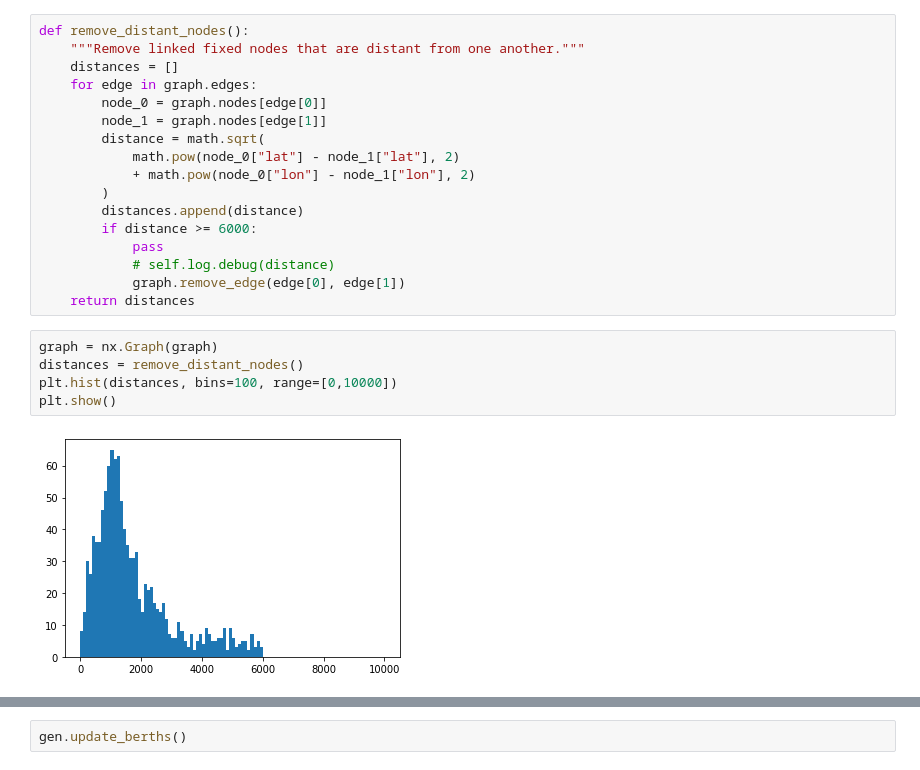
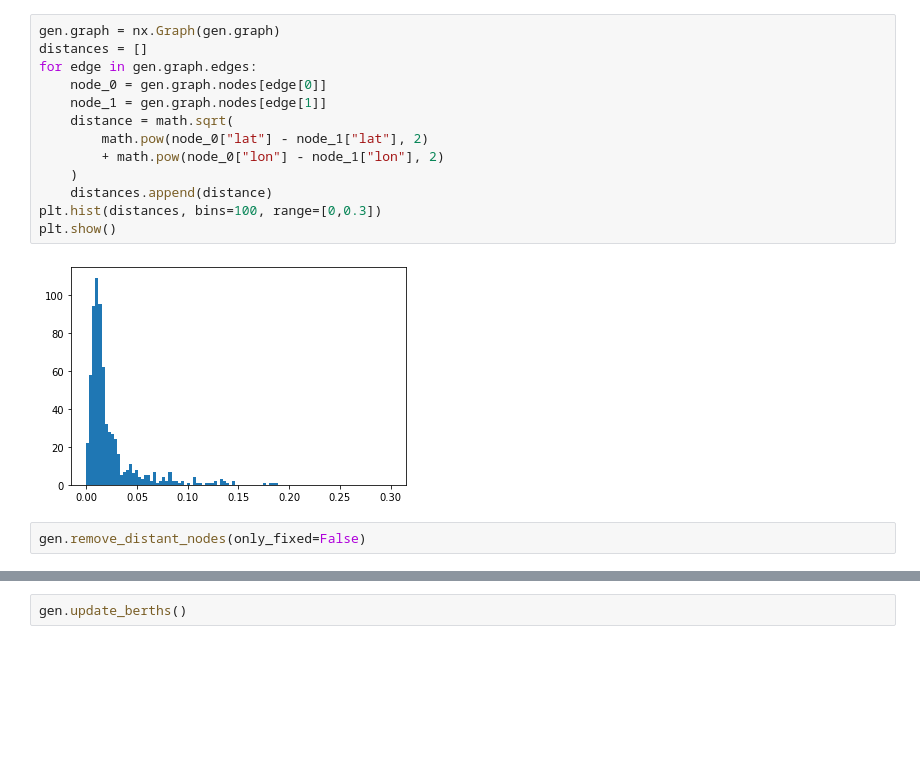
Before and after one commit to joshtingey/the-trains, a Jupyter notebook: notebooks/graph.ipynb, the cells around one changed output, grey strips where cells are left out. Drawn from its saved outputs; the diff is of its cells as text; blank space fills up the shorter version.

```diff
--- a/notebooks/graph.ipynb
+++ b/notebooks/graph.ipynb
@@ -66,24 +64,17 @@ pos = run_layout()
 # %%
-def remove_distant_nodes():
-    """Remove linked fixed nodes that are distant from one another."""
-    distances = []
-    for edge in graph.edges:
-        node_0 = graph.nodes[edge[0]]
-        node_1 = graph.nodes[edge[1]]
-        distance = math.sqrt(
-            math.pow(node_0["lat"] - node_1["lat"], 2)
-            + math.pow(node_0["lon"] - node_1["lon"], 2)
-        )
-        distances.append(distance)
-        if distance >= 6000:
-            pass
-            # self.log.debug(distance)
-            graph.remove_edge(edge[0], edge[1])
-    return distances
+gen.graph = nx.Graph(gen.graph)
+distances = []
+for edge in gen.graph.edges:
+    node_0 = gen.graph.nodes[edge[0]]
+    node_1 = gen.graph.nodes[edge[1]]
+    distance = math.sqrt(
+        math.pow(node_0["lat"] - node_1["lat"], 2)
+        + math.pow(node_0["lon"] - node_1["lon"], 2)
+    )
+    distances.append(distance)
+plt.hist(distances, bins=100, range=[0,0.3])
+plt.show()
+# %% [output]
+[figure, added]
-# %%
-graph = nx.Graph(graph)
-distances = remove_distant_nodes()
-plt.hist(distances, bins=100, range=[0,10000])
-plt.show()
-# %% [output]
-[figure, removed]
+# %%
+gen.remove_distant_nodes(only_fixed=False)
```
Also changed, not shown: parts of 18 cells of this notebook, 16 other files.
